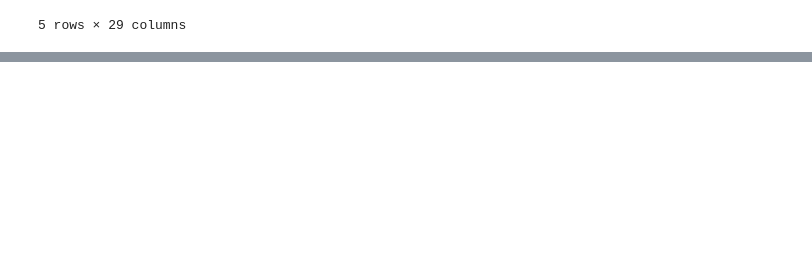
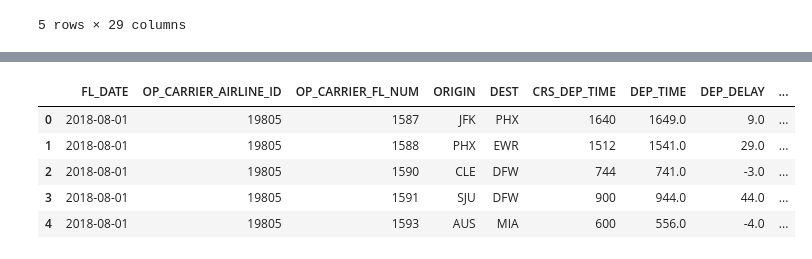
Before and after one commit to DKogge/airport, a Jupyter notebook: airport_data_cleanup.ipynb, the cells around one changed output, grey strips where cells are left out. Cells and saved outputs as stored; diff of their text form; code cells hidden in the pictures; blank space fills up the shorter version.

Commit message:
cleaned dataframes

```diff
--- a/airport_data_cleanup.ipynb
+++ b/airport_data_cleanup.ipynb
@@ -121,0 +195,12 @@ aug2018_df.head()
+# %%
+# new dataframe with the needed columns
+newaug2018_df = aug2018_df[['FL_DATE', 'OP_CARRIER_AIRLINE_ID', 'OP_CARRIER_FL_NUM', 'ORIGIN', 'DEST', 'CRS_DEP_TIME', 'DEP_TIME',
+                            'DEP_DELAY', 'ARR_TIME', 'ARR_DELAY', 'CANCELLED', 'CARRIER_DELAY', 'WEATHER_DELAY', 'NAS_DELAY', 'SECURITY_DELAY', 'LATE_AIRCRAFT_DELAY']].copy()
+newaug2018_df.head()
+# %% [output]
+|  | FL_DATE | OP_CARRIER_AIRLINE_ID | OP_CARRIER_FL_NUM | ORIGIN | DEST | CRS_DEP_TIME | DEP_TIME | DEP_DELAY | ... |
+| 0 | 2018-08-01 | 19805 | 1587 | JFK | PHX | 1640 | 1649.0 | 9.0 | ... |
+| 1 | 2018-08-01 | 19805 | 1588 | PHX | EWR | 1512 | 1541.0 | 29.0 | ... |
+| 2 | 2018-08-01 | 19805 | 1590 | CLE | DFW | 744 | 741.0 | -3.0 | ... |
+| 3 | 2018-08-01 | 19805 | 1591 | SJU | DFW | 900 | 944.0 | 44.0 | ... |
+| 4 | 2018-08-01 | 19805 | 1593 | AUS | MIA | 600 | 556.0 | -4.0 | ... |
```
Also changed, not shown: parts of 14 cells of this notebook, 3 other files.
